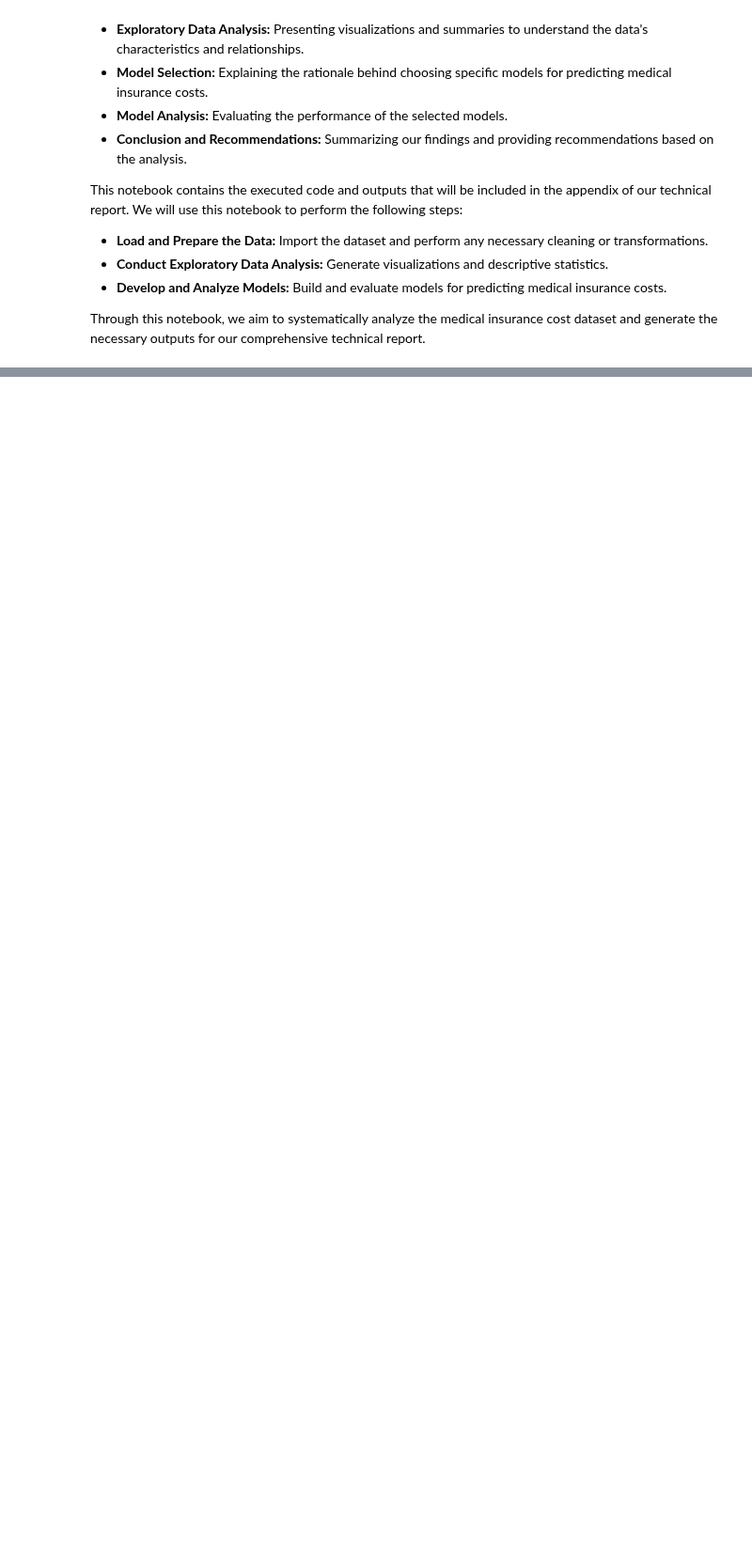
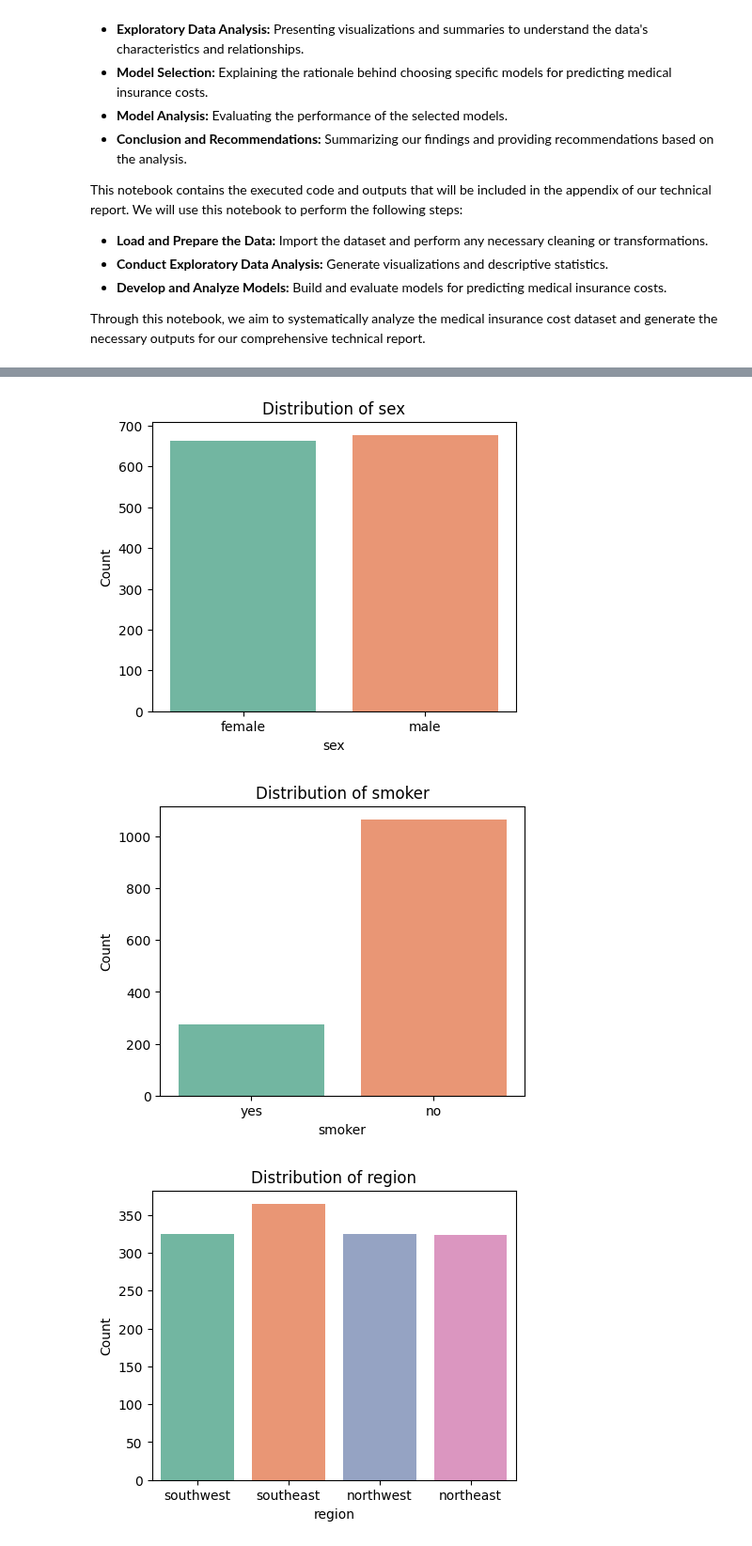
Before and after one commit to kmay9270/AIML-Projects-USD-MSAAI-Team7, a Jupyter notebook: Team7_WIP.ipynb, the cells around one changed output, grey strips where cells are left out. Shown at 94% size. Drawn from its saved outputs; the diff is of its cells as text; code cells hidden in the pictures; blank space fills up the shorter version.

Commit message:
Added Initial EDA and visualizations for categorical variables

```diff
--- a/Team7_WIP.ipynb
+++ b/Team7_WIP.ipynb
@@ -25,3 +25,11 @@ This notebook contains the executed code and outputs that will be included in th
 *   **Develop and Analyze Models:** Build and evaluate models for predicting medical insurance costs.
 
 Through this notebook, we aim to systematically analyze the medical insurance cost dataset and generate the necessary outputs for our comprehensive technical report.
+# %%
+import pandas as pd
+import numpy as np
+import matplotlib.pyplot as plt
+import seaborn as sns
+
+url = "https://raw.githubusercontent.com/kmay9270/AIML-Projects-USD-MSAAI-Team7/refs/heads/main/insurance.csv"
+insurance_df = pd.read_csv(url)
@@ -27,0 +74,5 @@ Through this notebook, we aim to systematically analyze the medical insurance co
+# %%
+cat_cols = insurance_df.select_dtypes(include='object').columns
+for col in cat_cols:
+    print(f"\nValue counts for {col}:")
+    print(insurance_df[col].value_counts())
@@ -27,0 +99,12 @@ Through this notebook, we aim to systematically analyze the medical insurance co
+# %%
+for col in cat_cols:
+    plt.figure(figsize=(5,4))
+    sns.countplot(x=col, hue=col, data=insurance_df, palette="Set2", legend=False)
+    plt.title(f"Distribution of {col}")
+    plt.xlabel(col)
+    plt.ylabel("Count")
+    plt.show()
+# %% [output]
+[figure, added]
+[figure, added]
+[figure, added]
```
Also changed, not shown: parts of 5 cells of this notebook.
